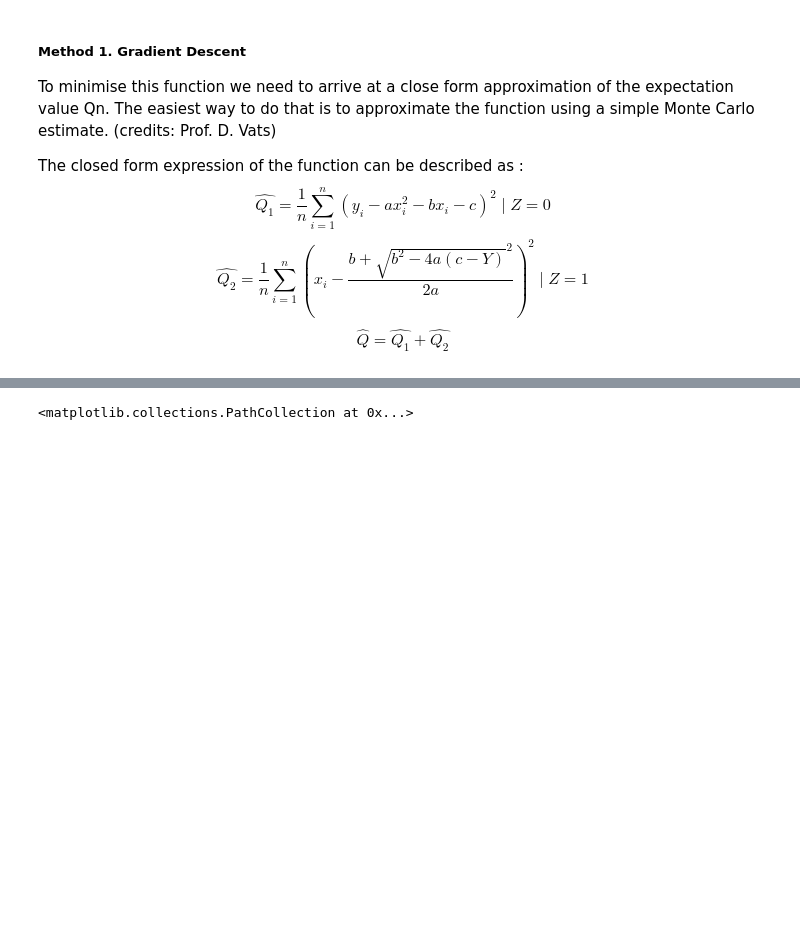
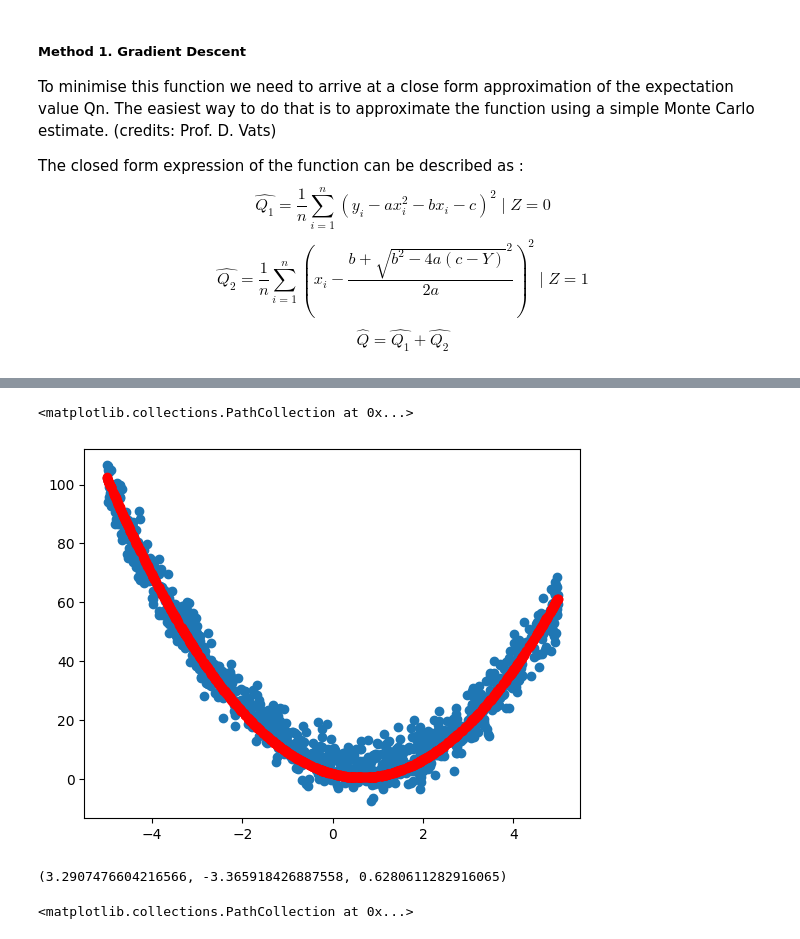
Before and after one commit to Zehaan22/SWAP-Regression, a Jupyter notebook: Codes/ComputationalApproach.ipynb, the cells around one changed output, grey strips where cells are left out. Cells and saved outputs as stored; diff of their text form; code cells hidden in the pictures; blank space fills up the shorter version.

```diff
--- a/Codes/ComputationalApproach.ipynb
+++ b/Codes/ComputationalApproach.ipynb
@@ -235,3 +267,30 @@ plt.scatter(
+# %%
+a,b,c = 0,0,0
+lr = 0.0001
+for i in range(4000):
+    try:
+        a = a - lr*Q_hat_1_der_a(a,b,c)
+        b = b - lr*Q_hat_1_der_b(a,b,c)
+        c = c - lr*Q_hat_1_der_c(a,b,c)
+    except:
+        print("error")
+        break
+
+
+plt.figure()
+plt.scatter(
+    X,
+    Y
+)
+
+plt.scatter(X,Y_args(X,a,b,c),c = "red")
+# %% [output]
+<matplotlib.collections.PathCollection at 0x...>
+[figure, added]
+# %%
+a,b,c
+# %% [output]
+(3.2907476604216566, -3.365918426887558, 0.6280611282916065)
 # %%
 # We test the swap method on a bivariate data
 
```
Also changed, not shown: parts of 2 cells of this notebook.
